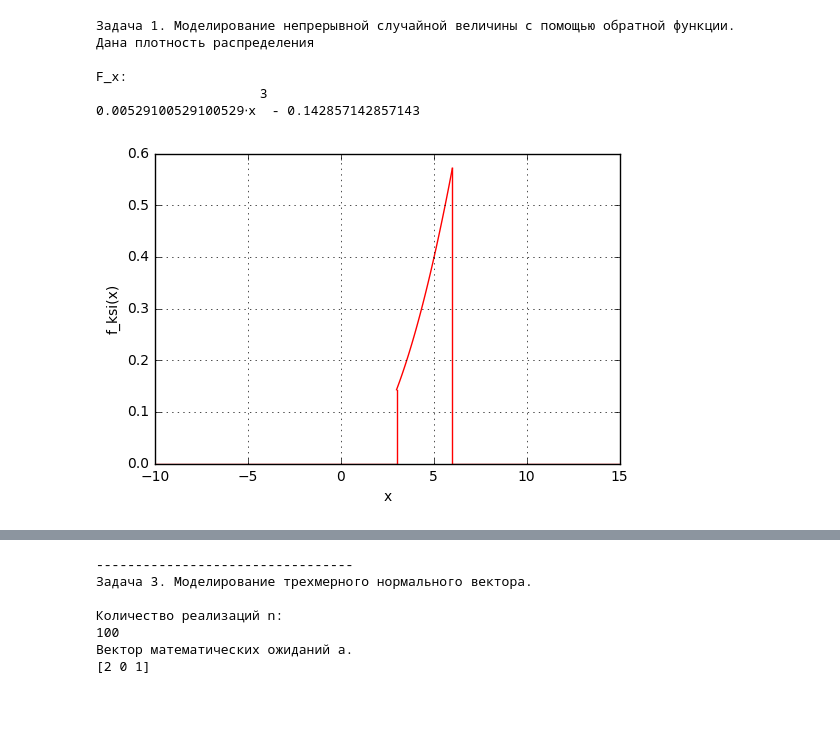
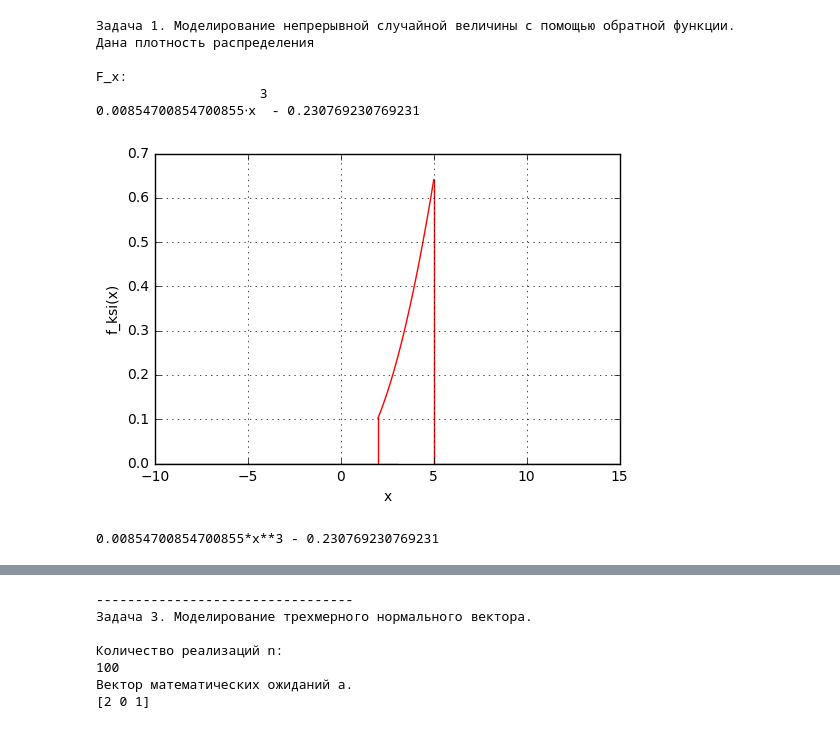
Before and after one commit to pyro-bot/study, a Jupyter notebook: Petrov/lab3.ipynb, the cells around one changed output, grey strips where cells are left out. Saved outputs shown, nothing was run; the diff lists cells and outputs as text; code cells hidden in the pictures.

```diff
--- a/Petrov/lab3.ipynb
+++ b/Petrov/lab3.ipynb
@@ -18,62 +18,62 @@ print(' ')
 
 
 # Строим график плотности распределения
-# шаг
-step_x = 0.001
-step_y = 0.0001
 # Количество реализаций
 num = 50
-a = 3.0
-b = 6.0
+a = 2.0
+b = 5.0
 #  Задаём  интервала по x
 x1 = np.linspace(-10, 3) #-10 : step_x : 3
 x1_2 = np.zeros(num)
-x1_2[:] = 3.0
+x1_2[:] = 2.0
 x2 = np.linspace(a, b)  #3 : step_x : 6
 x2_3 = np.zeros(num)
-x2_3[:] = 6.0
-x3 = np.linspace(6, 15) #6 : step_x : 15
+x2_3[:] = 5.0
+x3 = np.linspace(5, 15) #6 : step_x : 15
 x1_2
 #  Считаем значения функций на всех интервалах
 y1 = np.zeros(num)
 y1[:] = 0.0
-y1_2 = np.linspace(0, (1 / 63) * (x1_2[0]**2))#0:step_y:(1/63)*x1_2.^2
+y1_2 = np.linspace(0, (1 / 39) * (x1_2[0]**2))#0:step_y:(1/63)*x1_2.^2
 y2 = np.zeros(num)
-y2[:] = (1/63) * (x2**2)
-y2_3 = np.linspace(0, (1 / 63) * (x2_3[0]**2)) #0:step_y:(1/63)*x2_3.^2
+y2[:] = (1/39) * (x2**2)
+y2_3 = np.linspace(0, (1 / 39) * (x2_3[0]**2)) #0:step_y:(1/63)*x2_3.^2
 y3 = np.zeros(num)
 #
 plt.figure(1)
 
 plt.plot(x1, y1,'r-')
 plt.plot(x1_2, y1_2,'r-')
 plt.plot(x2, y2,'r-')
 plt.plot(x2_3, y2_3,'r-')
 plt.plot(x3, y3,'r-')
 
 plt.ylabel('f_ksi(x)')
 plt.xlabel('x')
 plt.hold(True)
 plt.grid(True)
 
 x = sp.Symbol('x')
 
-F_x = sp.integrate((1/63) * (x**2), (x, 3, x))
+F_x = sp.integrate((1/39) * (x**2), (x, 3, x))
 print('F_x:')
 sp.pretty_print(F_x)
 # syms x, F_x = int((1/63)*x^2,3,x)
 # print('F_x =')
 # pretty(F_x)
 # %% [output]
 Задача 1. Моделирование непрерывной случайной величины с помощью обратной функции.
 Дана плотность распределения
 
 F_x:
                      3
-0.00529100529100529⋅x  - 0.142857142857143
+0.00854700854700855⋅x  - 0.230769230769231
-[figure, old version]
+[figure, new version]
 # %%
+print(sp.cancel(F_x))
 arg_x = 0.00529100529100529
 arg_b = 0.142857142857143
+# %% [output]
+0.00854700854700855*x**3 - 0.230769230769231
 # %%
 # Строим график функции распределения
```
Also changed, not shown: parts of 2 cells of this notebook.
